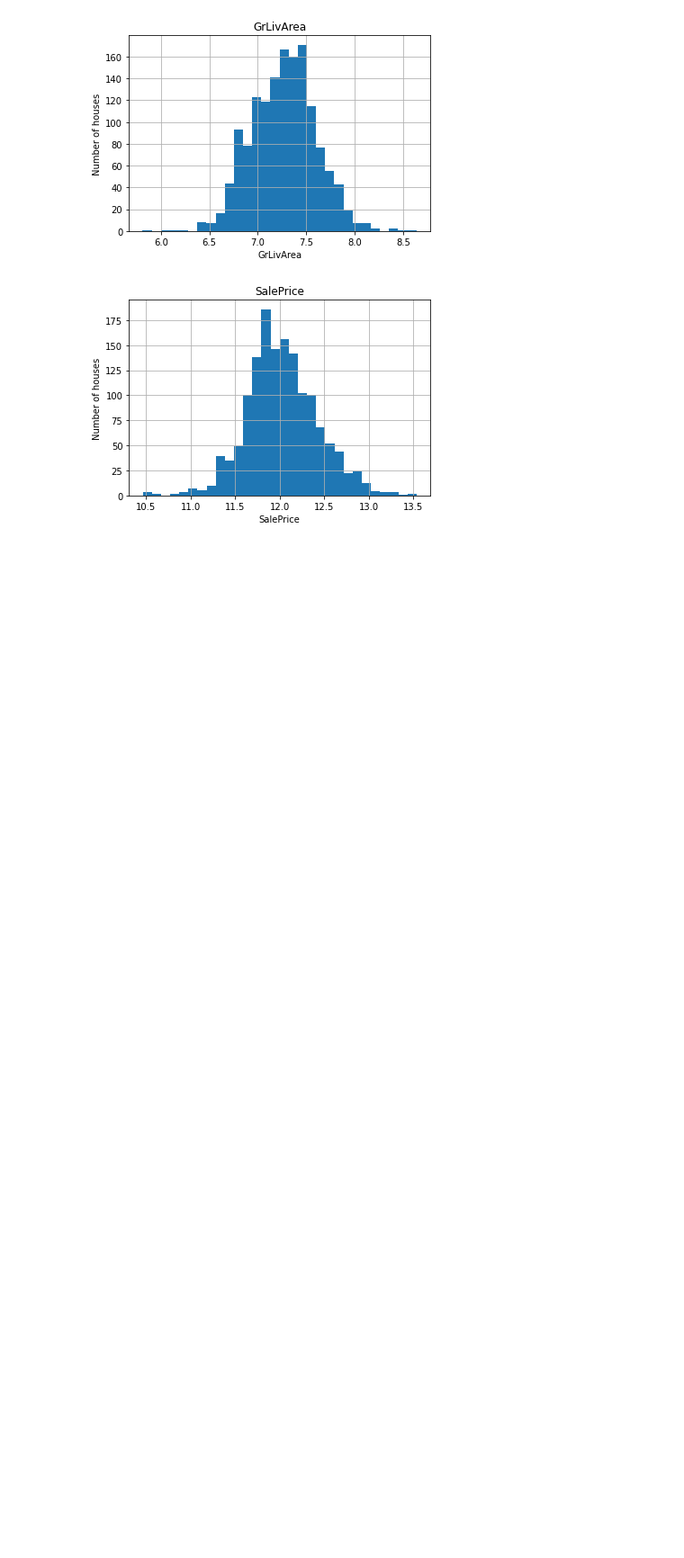
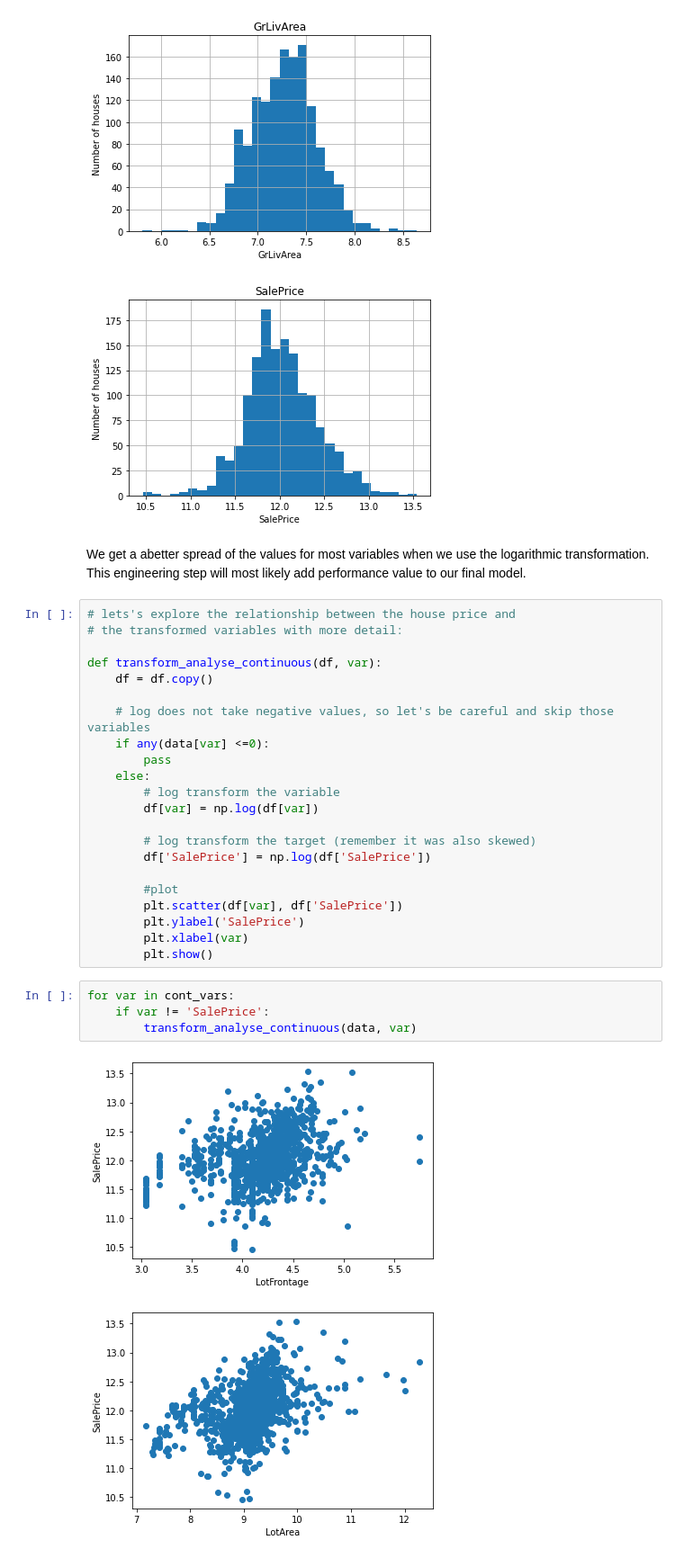
Before and after one commit to Jeffresh/deployment-of-machine-learning-models, a Jupyter notebook: section2/dataAnalysis.ipynb, the cells around one changed output. Shown: that part at 90% size. Drawn from its saved outputs; the diff is of its cells as text; blank space fills up the shorter version.

Commit message:
feat: correlation/spread between log vars and log target

```diff
--- a/section2/dataAnalysis.ipynb
+++ b/section2/dataAnalysis.ipynb
@@ -345,3 +345,34 @@ for var in cont_vars:
 [figure]
 [figure]
 [figure]
+# %% [markdown]
+We get a abetter spread of the values for most variables when we use the logarithmic transformation. This engineering step will most likely add performance value to our final model.
+# %%
+# lets's explore the relationship between the house price and
+# the transformed variables with more detail:
+
+def transform_analyse_continuous(df, var):
+    df = df.copy()
+
+    # log does not take negative values, so let's be careful and skip those variables
+    if any(data[var] <=0):
+        pass
+    else:
+        # log transform the variable
+        df[var] = np.log(df[var])
+
+        # log transform the target (remember it was also skewed)
+        df['SalePrice'] = np.log(df['SalePrice'])
+
+        #plot
+        plt.scatter(df[var], df['SalePrice'])
+        plt.ylabel('SalePrice')
+        plt.xlabel(var)
+        plt.show()
+# %%
+for var in cont_vars:
+    if var != 'SalePrice':
+        transform_analyse_continuous(data, var)
+# %% [output]
+[figure, added]
+[figure, added]
```
Also changed, not shown: parts of 2 cells of this notebook.
